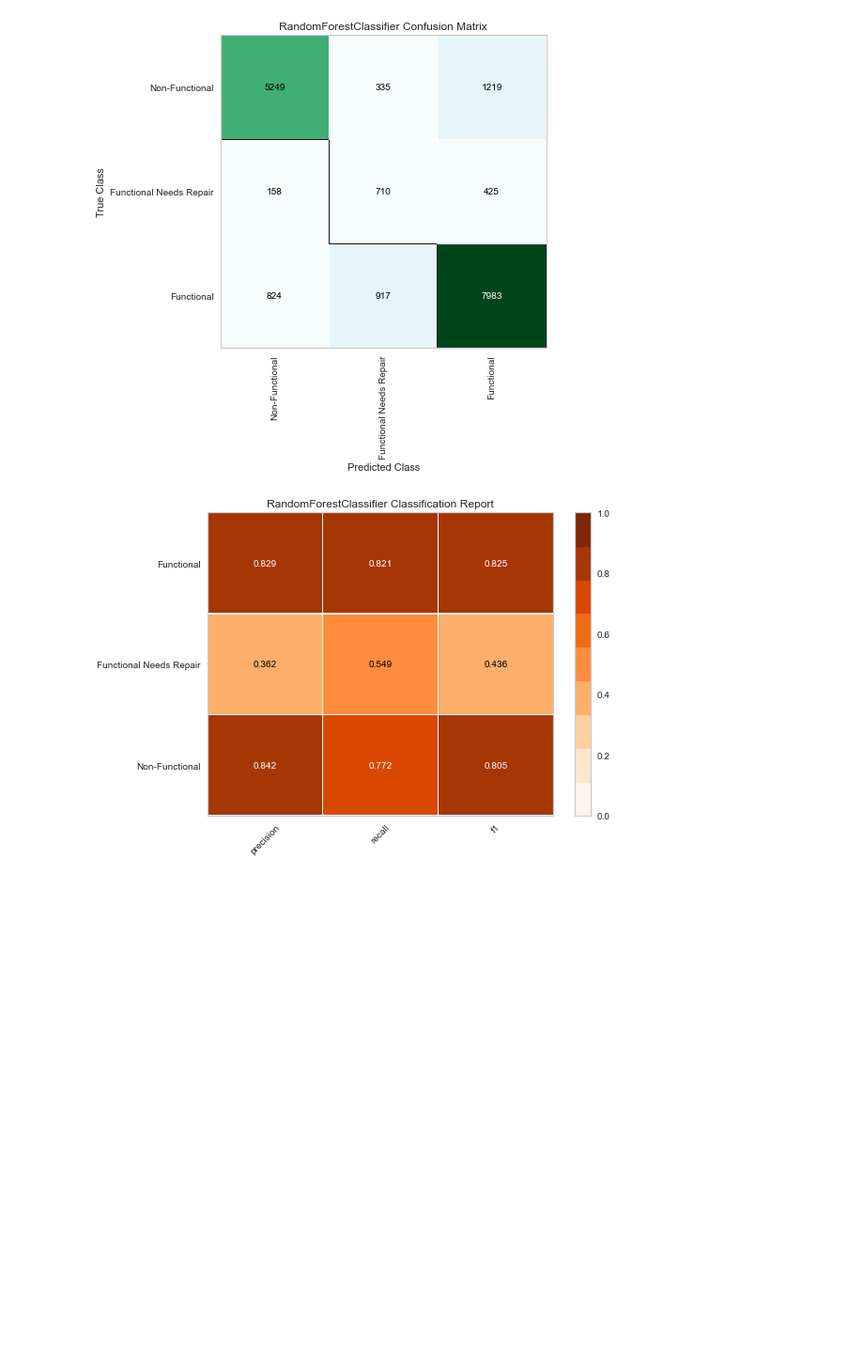
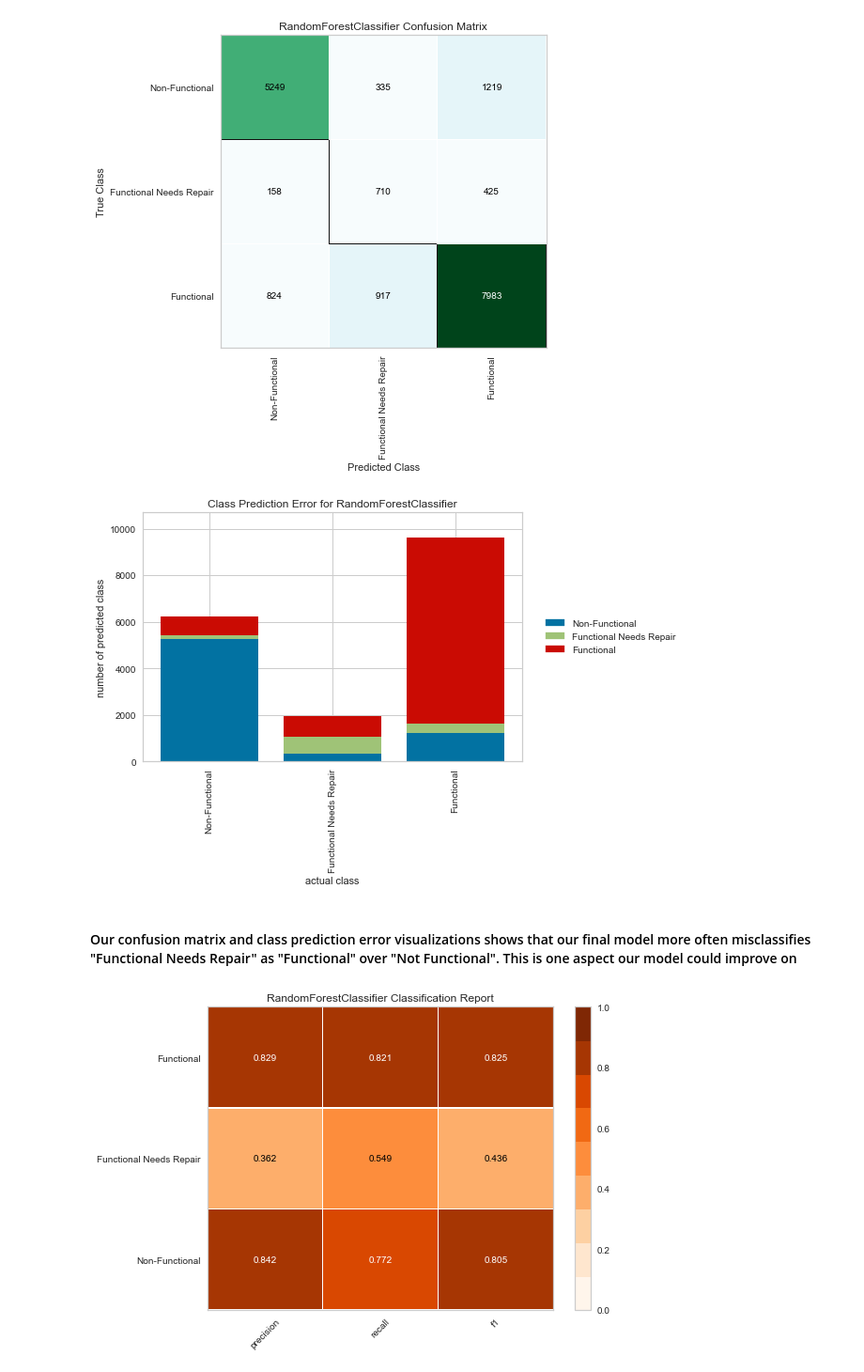
Before and after one commit to hannah-schurman/tanzania-water-pump-project, a Jupyter notebook: tanzania_water_pump.ipynb, the cells around one changed output. Shown at 94% size. Drawn from its saved outputs; the diff is of its cells as text; code cells hidden in the pictures; blank space fills up the shorter version.

```diff
--- a/tanzania_water_pump.ipynb
+++ b/tanzania_water_pump.ipynb
@@ -681,6 +684,16 @@ confusion_matrix(rf, X_smote, y_smote, X_test_clean, y_test,
                  classes=['Non-Functional', 'Functional Needs Repair', 'Functional'], cmap='BuGn', size=(500,500));
 # %% [output]
 [figure]
+# %%
+plt.figure(figsize=(10,6))
+pred_err = ClassPredictionError(rf, classes=['Non-Functional', 'Functional Needs Repair', 'Functional'])
+pred_err.fit(X_smote, y_smote)
+pred_err.score(X_test_clean, y_test)
+pred_err.show();
+# %% [output]
+[figure, added]
+# %% [markdown]
+#### Our confusion matrix and class prediction error visualizations shows that our final model more often misclassifies "Functional Needs Repair" as "Functional" over "Not Functional". This is one aspect our model could improve on
 # %%
 classif = ClassificationReport(rf, classes=['Non-Functional', 'Functional Needs Repair', 'Functional'],
                                cmap='Oranges', size=(600, 400))
```
Also changed, not shown: parts of 12 cells of this notebook, 2 other files.
